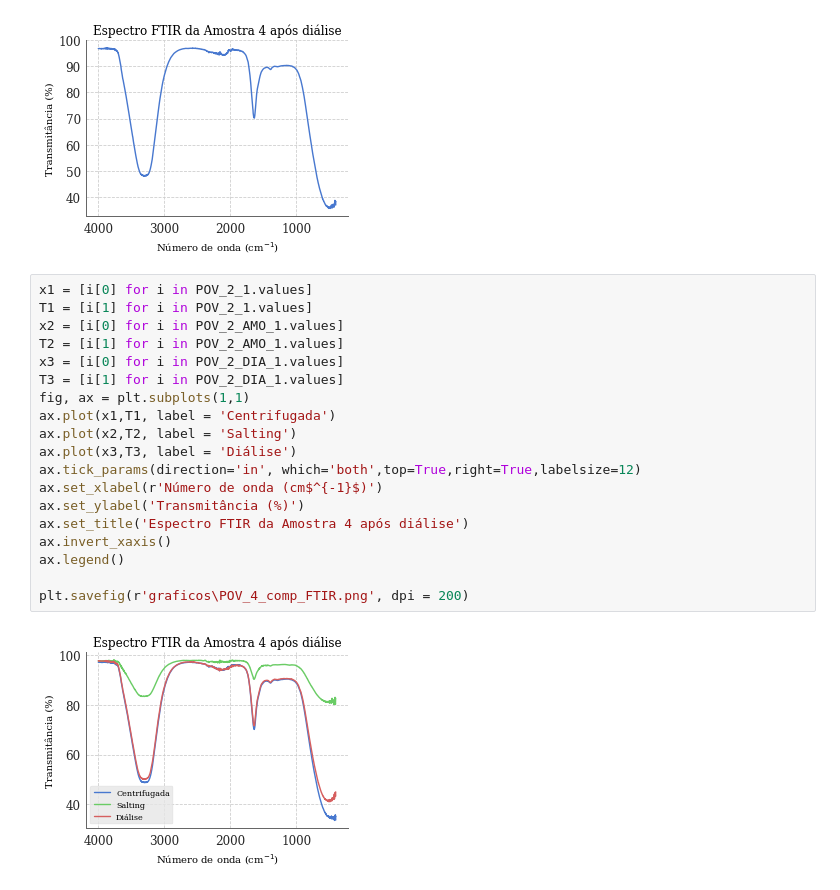
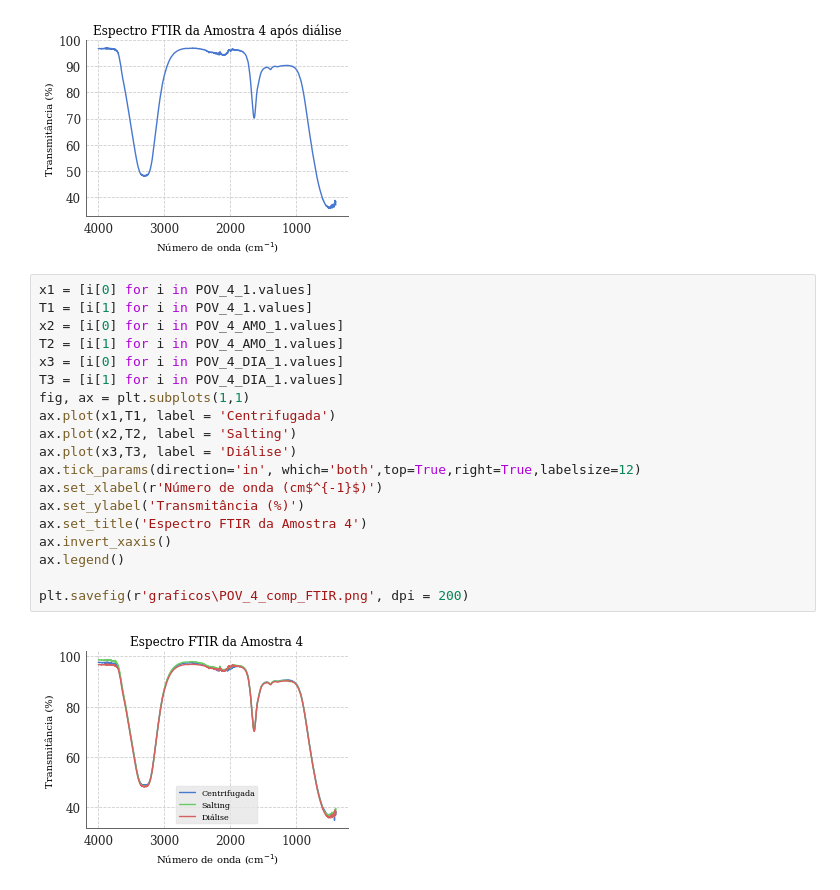
Before and after one commit to Karl-Marcos/dados_lab, a Jupyter notebook: FTIR.ipynb, the cells around one changed output. Cells and saved outputs as stored; diff of their text form.

```diff
--- a/FTIR.ipynb
+++ b/FTIR.ipynb
@@ -152,23 +173,23 @@ plt.savefig(r'graficos\POV_4_DIA_1_FTIR.png', dpi = 200)
 # %% [output]
 [figure]
 # %%
-x1 = [i[0] for i in POV_2_1.values]
-T1 = [i[1] for i in POV_2_1.values]
-x2 = [i[0] for i in POV_2_AMO_1.values]
-T2 = [i[1] for i in POV_2_AMO_1.values]
-x3 = [i[0] for i in POV_2_DIA_1.values]
-T3 = [i[1] for i in POV_2_DIA_1.values]
+x1 = [i[0] for i in POV_4_1.values]
+T1 = [i[1] for i in POV_4_1.values]
+x2 = [i[0] for i in POV_4_AMO_1.values]
+T2 = [i[1] for i in POV_4_AMO_1.values]
+x3 = [i[0] for i in POV_4_DIA_1.values]
+T3 = [i[1] for i in POV_4_DIA_1.values]
 fig, ax = plt.subplots(1,1)
 ax.plot(x1,T1, label = 'Centrifugada')
 ax.plot(x2,T2, label = 'Salting')
 ax.plot(x3,T3, label = 'Diálise')
 ax.tick_params(direction='in', which='both',top=True,right=True,labelsize=12)
 ax.set_xlabel(r'Número de onda (cm$^{-1}$)')
 ax.set_ylabel('Transmitância (%)')
-ax.set_title('Espectro FTIR da Amostra 4 após diálise')
+ax.set_title('Espectro FTIR da Amostra 4')
 ax.invert_xaxis()
 ax.legend()
 
 plt.savefig(r'graficos\POV_4_comp_FTIR.png', dpi = 200)
 # %% [output]
-[figure, old version]
+[figure, new version]
```
Also changed, not shown: parts of 2 cells of this notebook, 5 other files.
